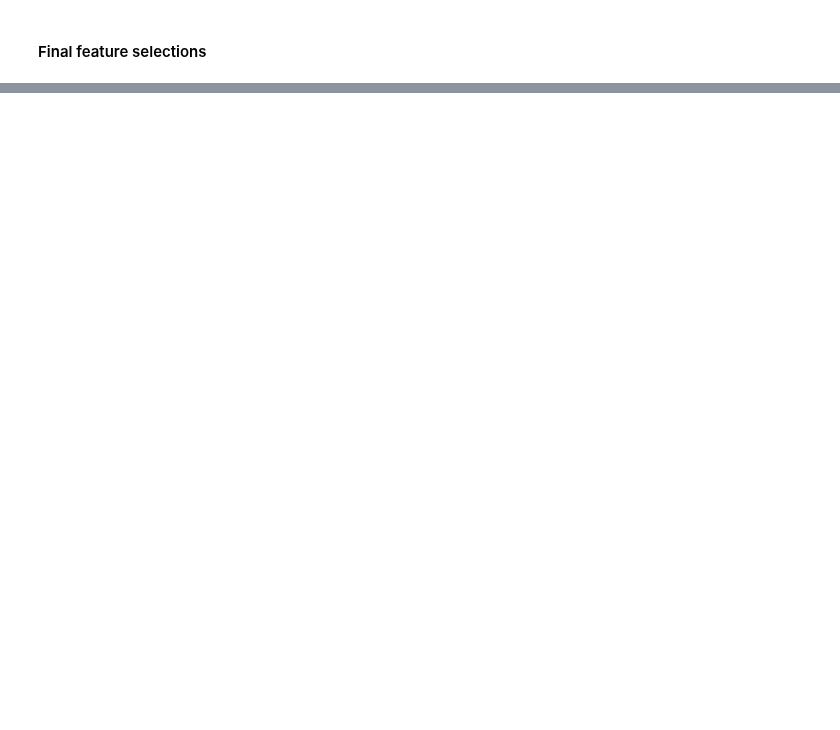
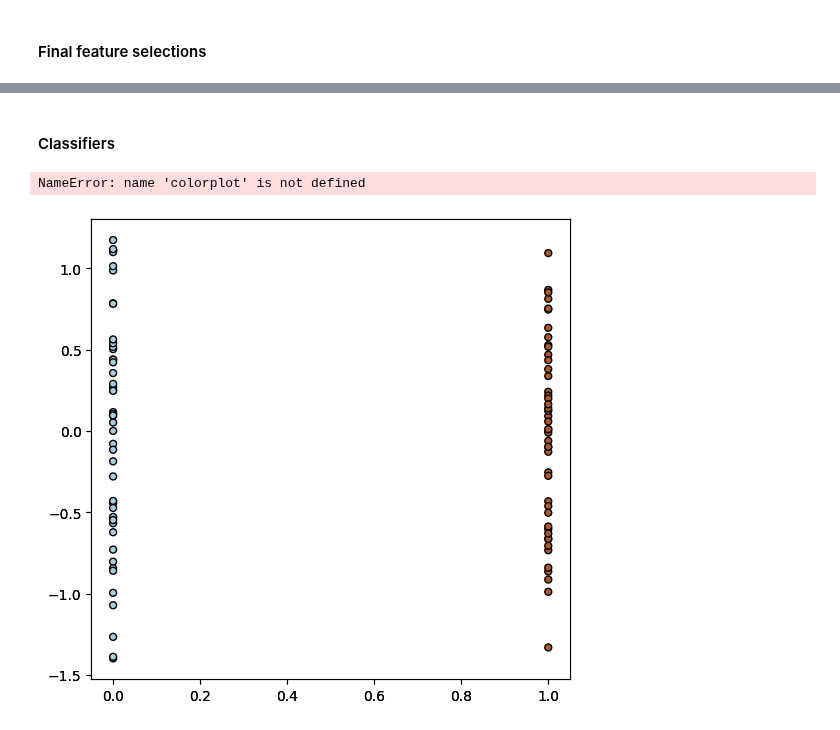
Before and after one commit to livkrom/Machine-Learning, a Jupyter notebook: TM10007_ML_Project-main/assignment.ipynb, the cells around one changed output, grey strips where cells are left out. Drawn from its saved outputs; the diff is of its cells as text; code cells hidden in the pictures; blank space fills up the shorter version.

Commit message:
added first version of classifiers. There are some errors

```diff
--- a/TM10007_ML_Project-main/assignment.ipynb
+++ b/TM10007_ML_Project-main/assignment.ipynb
@@ -395,0 +410,65 @@ y_missing = missing_values.loc[X_test.index]
+# %% [markdown]
+#### Classifiers
+# %%
+# # Linear --> LinearDiscriminantAnalysis
+# Quadratic --> QuadraticDiscriminantAnalysis
+# K-nearest neighbours --> KNeighborsClassifier
+# Gaussian --> GuassianNB
+# Logistic Regression --> LogisticRegression
+# Stochastic Gradient Descent --> SGDClassifier
+# Random Forest --> RandomForestClassifier
+# SVM -->
+# Kernel trick
+
+# Classifiers
+from sklearn.discriminant_analysis import LinearDiscriminantAnalysis
+from sklearn.discriminant_analysis import QuadraticDiscriminantAnalysis
+from sklearn.neighbors import KNeighborsClassifier
+from sklearn.naive_bayes import GaussianNB
+from sklearn.linear_model import LogisticRegression
+from sklearn.linear_model import SGDClassifier
+from sklearn.tree import DecisionTreeClassifier
+from sklearn import svm
+
+clsfs = [LinearDiscriminantAnalysis(),QuadraticDiscriminantAnalysis(),KNeighborsClassifier(),GaussianNB(),
+         LogisticRegression(),SGDClassifier(),DecisionTreeClassifier()]
+Xs = [X_train]
+Ys = [y_train]
+clfs_fit = list()
+
+# First make a plot without classifiers:
+fig = plt.figure(figsize=(21,7*len(clsfs)))
+num = 0  # Iteration number for the subplots
+for X, Y in zip(Xs, Ys):
+    ax = fig.add_subplot(7, 3, num + 1)
+    ax.scatter(X.iloc[:,0], X.iloc[:,1], c=Y, marker='o',
+               s=25, edgecolor='k', cmap=plt.cm.Paired)
+    num += 1
+
+# Fit the classifiers and add them to the plot
+num=0
+Xt=list()
+Yt=list()
+for clf in clsfs:
+    for X, Y in zip(Xs, Ys):
+        # Fit classifier
+        clf.fit(X,Y)
+        y_pred=clf.predict(X)
+        # Predict labels using fitted classifier
+
+        # Make scatterplot of features
+        ax = fig.add_subplot(7, 3, num + 1)
+        ax.scatter(X.iloc[:,0], X.iloc[:,1], c=Y, marker='o',
+               s=25, edgecolor='k', cmap=plt.cm.Paired)
+        colorplot(clf, ax, X, X)
+        # Add overlay through colorplot function
+        t=("Misclass: %d / %d" % ((Y!=y_pred).sum(), X.shape[0]))
+        ax.set_title(t)
+        num+=1
+
+        clfs_fit.append(clf)
+        Xt.append(X)
+        Yt.append(Y)
+# %% [output]
+NameError: name 'colorplot' is not defined
+[figure, added]
```
Also changed, not shown: parts of 8 cells of this notebook.
